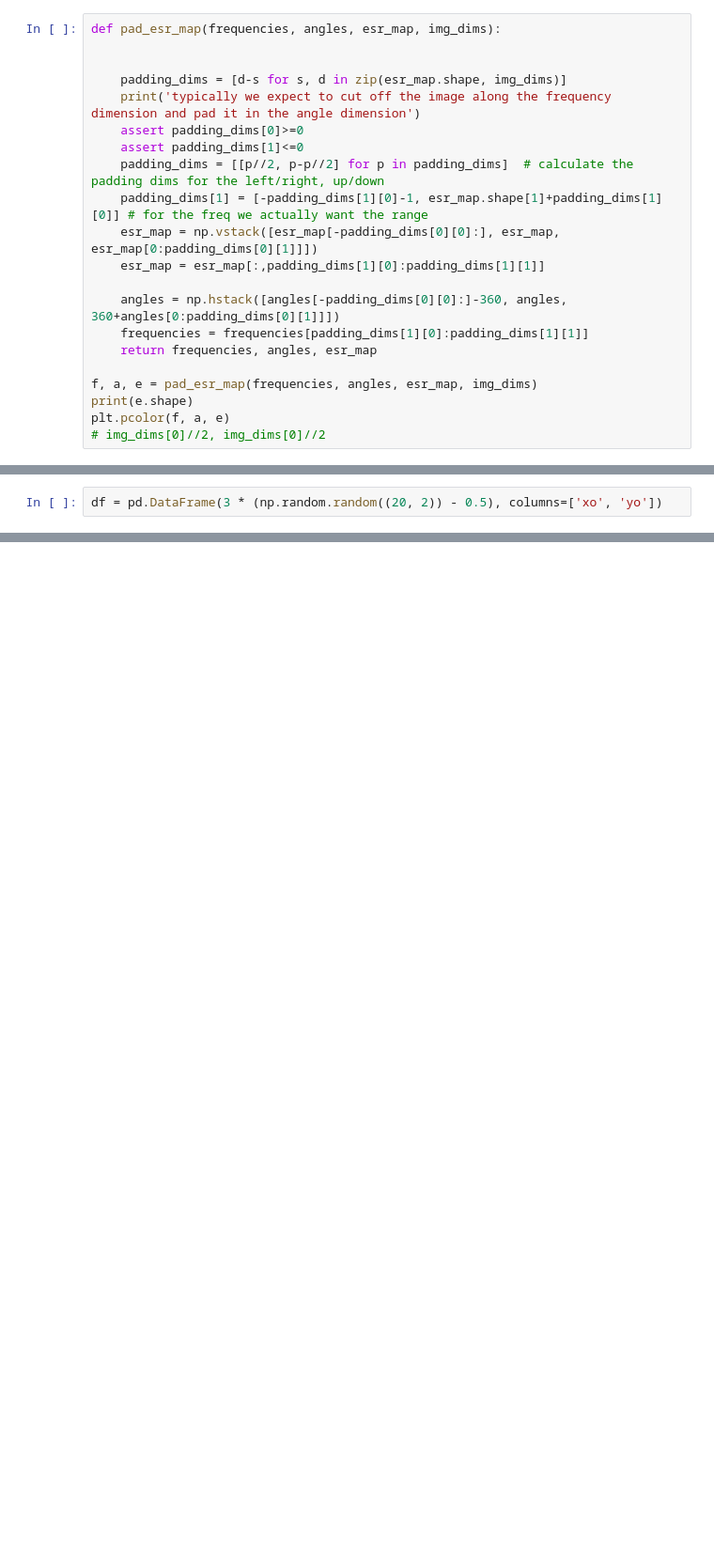
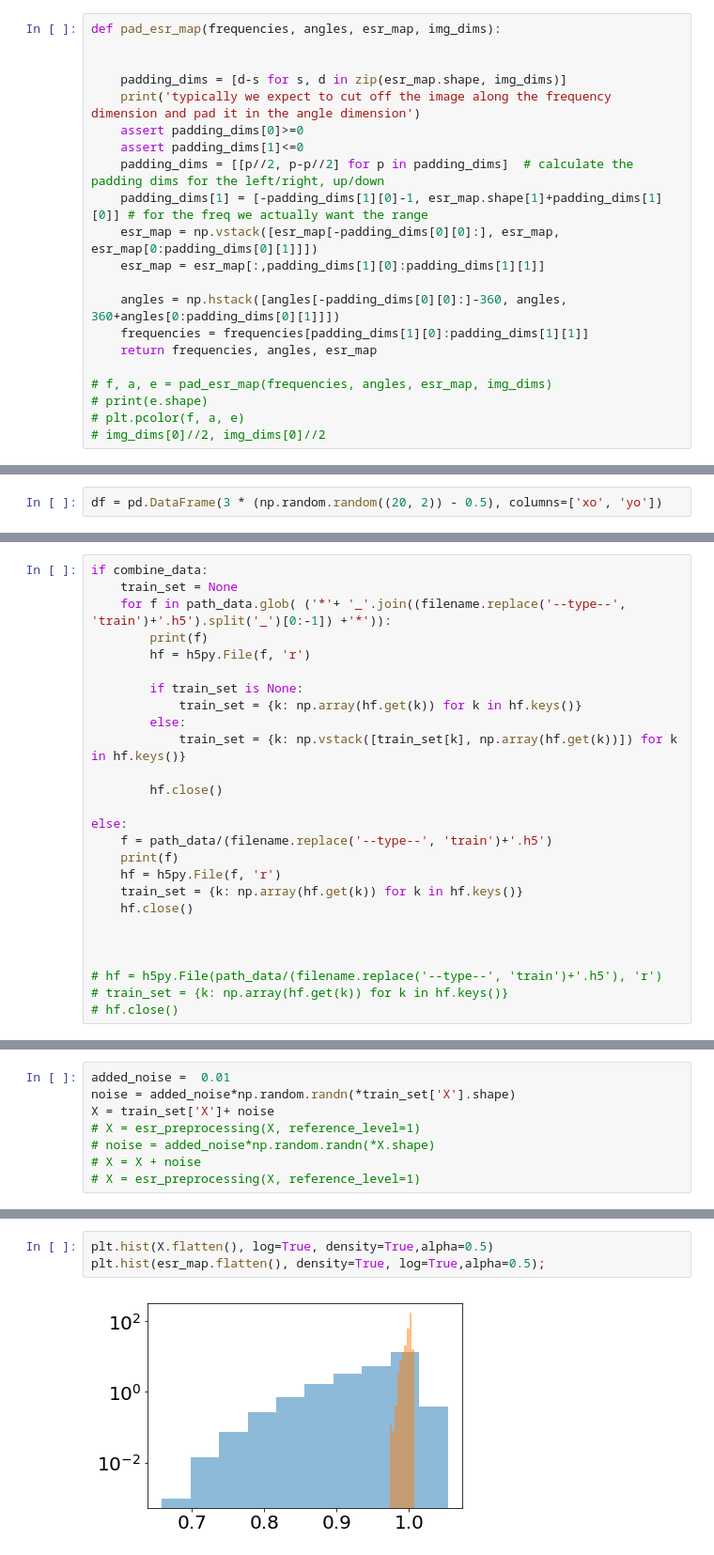
Before and after one commit to JanGieseler/pynvcenter, a Jupyter notebook: notebooks/experimental data - reconstruct magnet position from esr spectra.ipynb, the cells around one changed output, grey strips where cells are left out. Shown at 94% size. Cells and saved outputs as stored; diff of their text form; blank space fills up the shorter version.

```diff
--- a/notebooks/experimental data - reconstruct magnet position from esr spectra.ipynb
+++ b/notebooks/experimental data - reconstruct magnet position from esr spectra.ipynb
@@ -242,7 +187,7 @@ def pad_esr_map(frequencies, angles, esr_map, img_dims):
     frequencies = frequencies[padding_dims[1][0]:padding_dims[1][1]]
     return frequencies, angles, esr_map
 
-f, a, e = pad_esr_map(frequencies, angles, esr_map, img_dims)
-print(e.shape)
-plt.pcolor(f, a, e)
+# f, a, e = pad_esr_map(frequencies, angles, esr_map, img_dims)
+# print(e.shape)
+# plt.pcolor(f, a, e)
 # img_dims[0]//2, img_dims[0]//2
@@ -574,0 +541,26 @@ df
+# %%
+if combine_data:
+    train_set = None
+    for f in path_data.glob( ('*'+ '_'.join((filename.replace('--type--', 'train')+'.h5').split('_')[0:-1]) +'*')):
+        print(f)
+        hf = h5py.File(f, 'r')
+
+        if train_set is None:
+            train_set = {k: np.array(hf.get(k)) for k in hf.keys()}
+        else:
+            train_set = {k: np.vstack([train_set[k], np.array(hf.get(k))]) for k in hf.keys()}
+
+        hf.close()
+
+else:
+    f = path_data/(filename.replace('--type--', 'train')+'.h5')
+    print(f)
+    hf = h5py.File(f, 'r')
+    train_set = {k: np.array(hf.get(k)) for k in hf.keys()}
+    hf.close()
+
+
+
+# hf = h5py.File(path_data/(filename.replace('--type--', 'train')+'.h5'), 'r')
+# train_set = {k: np.array(hf.get(k)) for k in hf.keys()}
+# hf.close()
@@ -574,0 +569,8 @@ df
+# %%
+added_noise =  0.01
+noise = added_noise*np.random.randn(*train_set['X'].shape)
+X = train_set['X']+ noise
+# X = esr_preprocessing(X, reference_level=1)
+# noise = added_noise*np.random.randn(*X.shape)
+# X = X + noise
+# X = esr_preprocessing(X, reference_level=1)
@@ -574,0 +586,5 @@ df
+# %%
+plt.hist(X.flatten(), log=True, density=True,alpha=0.5)
+plt.hist(esr_map.flatten(), density=True, log=True,alpha=0.5);
+# %% [output]
+[figure, added]
```
Also changed, not shown: parts of 61 cells of this notebook, 4 other files.
